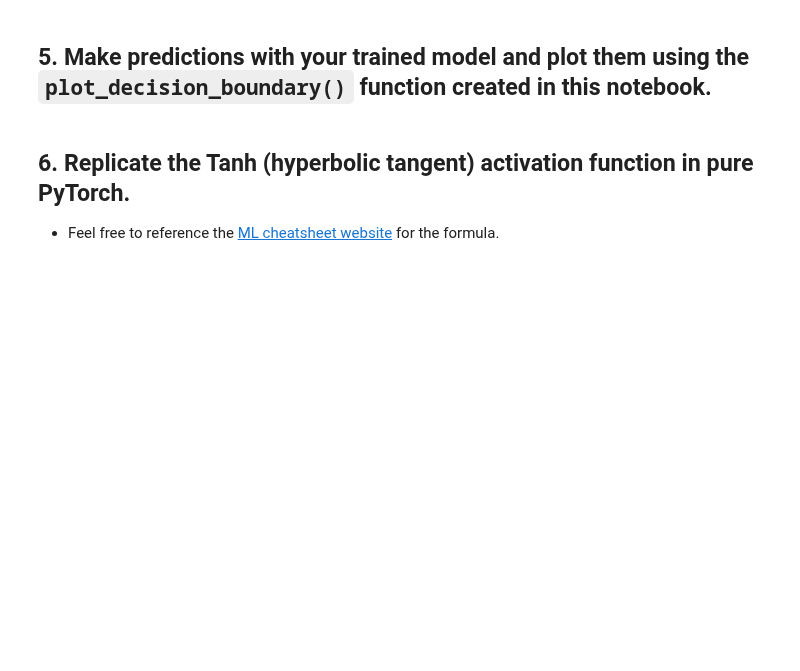
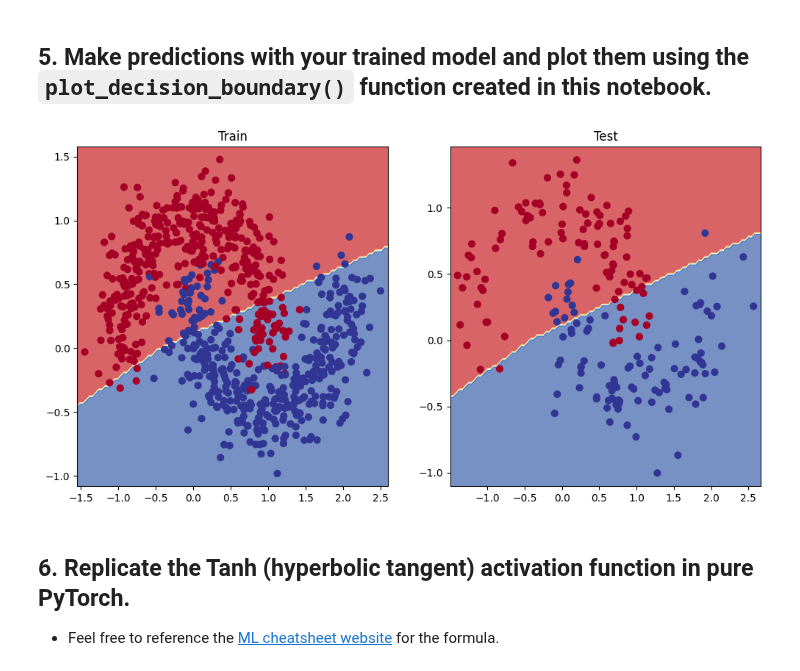
Before and after one commit to Anjasfedo/pytorch, a Jupyter notebook: extras/exercises/02_pytorch_classification_exercises.ipynb, the cells around one changed output. Drawn from its saved outputs; the diff is of its cells as text; code cells hidden in the pictures; blank space fills up the shorter version.

Commit message:
Exercise 2: Binary Classification Model

```diff
--- a/extras/exercises/02_pytorch_classification_exercises.ipynb
+++ b/extras/exercises/02_pytorch_classification_exercises.ipynb
@@ -53,10 +73,21 @@ from torch import nn
 # Inherit from nn.Module to make a model capable of fitting the mooon data
 class MoonModelV0(nn.Module):
     ## Your code here ##
+    def __init__(self):
+      super().__init__()
+      self.layer_1 = nn.Linear(in_features=2, out_features=5)
+      self.layer_2 = nn.Linear(in_features=5, out_features=1)
+      self.relu = nn.ReLU()
 
     def forward(self, x):
         ## Your code here ##
-        return
+        z = self.layer_1(x)
+        z = self.relu(z)
+        z = self.layer_2(z)
+        return z
 
 # Instantiate the model
 ## Your code here ##
+
+model_0 = MoonModelV0().to(device)
+model_0
@@ -64,8 +101,9 @@ class MoonModelV0(nn.Module):
 ## 3. Setup a binary classification compatible loss function and optimizer to use when training the model built in 2.
 # %%
 # Setup loss function
-
+loss_fn = nn.BCEWithLogitsLoss()
 # Setup optimizer to optimize model's parameters
+optimizer = torch.optim.SGD(params=model_0.parameters(), lr=0.1)
 # %% [markdown]
 ## 4. Create a training and testing loop to fit the model you created in 2 to the data you created in 1.
   * Do a forward pass of the model to see what's coming out in the form of logits, prediction probabilities and labels.
@@ -74,17 +112,25 @@ class MoonModelV0(nn.Module):
   * The training loop should output progress every 10 epochs of the model's training and test set loss and accuracy.
 # %%
 # What's coming out of our model?
+model_0.eval()
+with torch.inference_mode():
+  y_logits = model_0(X_train)
+  y_pred_prob = torch.sigmoid(y_logits)
+  y_pred = torch.round(y_pred_prob)
 
 # logits (raw outputs of model)
 print("Logits:")
 ## Your code here ##
+print(y_logits[:10])
 
 # Prediction probabilities
 print("Pred probs:")
 ## Your code here ##
+print(y_pred_prob[:10])
 
 # Prediction labels
 print("Pred labels:")
 ## Your code here ##
+print(y_pred[:10])
 # %% [output]
 Logits:
@@ -96,5 +156,5 @@ Pred labels:
 from torchmetrics import Accuracy
 
 ## TODO: Uncomment this code to use the Accuracy function
-# acc_fn = Accuracy(task="multiclass", num_classes=2).to(device) # send accuracy function to device
-# acc_fn
+acc_fn = Accuracy(task="multiclass", num_classes=2).to(device) # send accuracy function to device
+acc_fn
@@ -192,3 +269,14 @@ def plot_decision_boundary(model, X, y):
+# %%
+# Plot decision boundaries for training and test sets
+plt.figure(figsize=(12, 6))
+plt.subplot(1, 2, 1)
+plt.title("Train")
+plot_decision_boundary(model_0, X_train, y_train)
+plt.subplot(1, 2, 2)
+plt.title("Test")
+plot_decision_boundary(model_0, X_test, y_test)
+# %% [output]
+[figure, added]
 # %% [markdown]
 ## 6. Replicate the Tanh (hyperbolic tangent) activation function in pure PyTorch.
   * Feel free to reference the [ML cheatsheet website](https://ml-cheatsheet.readthedocs.io/en/latest/activation_functions.html#tanh) for the formula.
```
Also changed, not shown: parts of 16 cells of this notebook.
